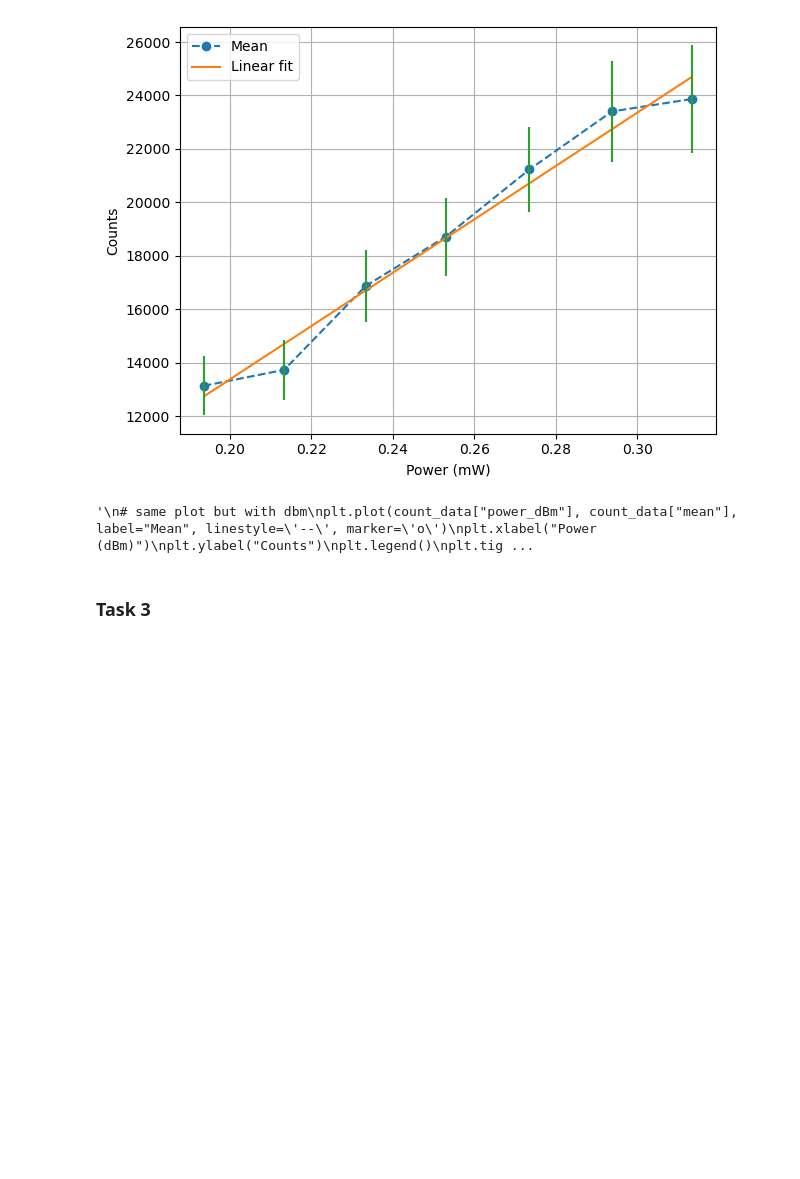
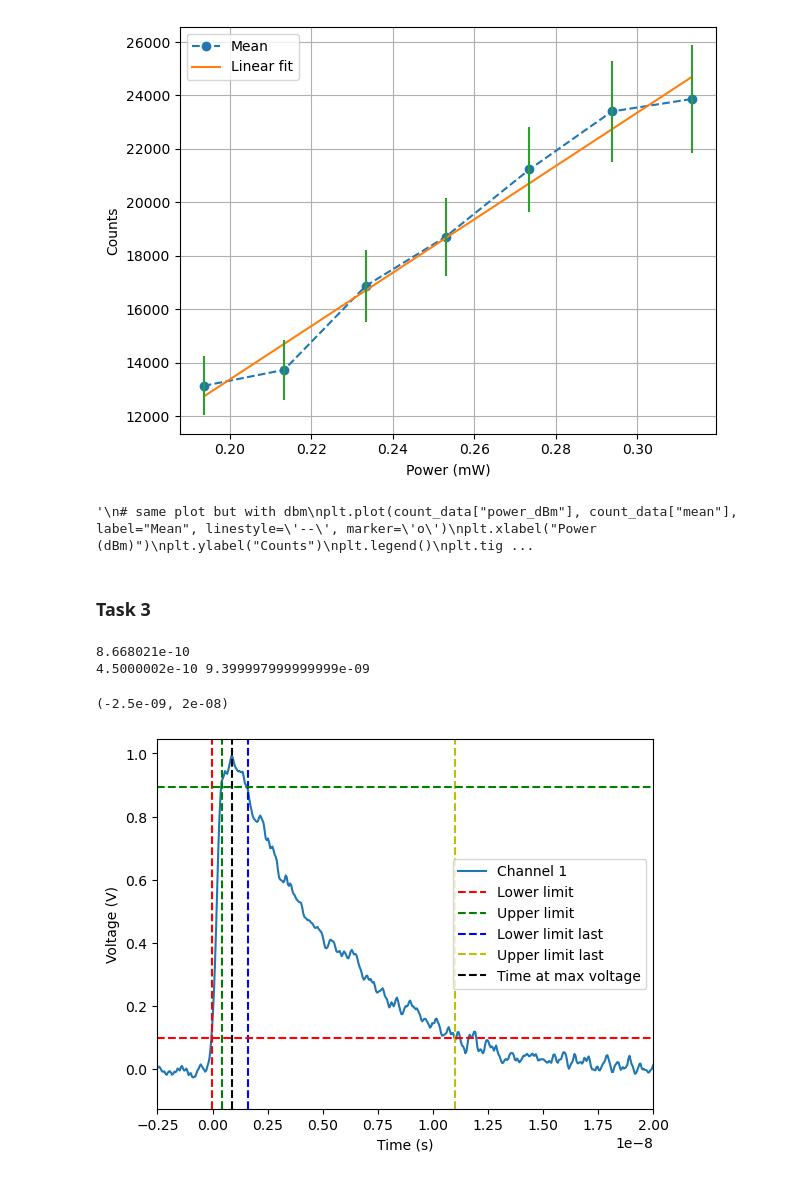
Before and after one commit to ermas3/SNSPD, a Jupyter notebook: data_analysis.ipynb, the cells around one changed output. Saved outputs shown, nothing was run; the diff lists cells and outputs as text; code cells hidden in the pictures; blank space fills up the shorter version.

```diff
--- a/data_analysis.ipynb
+++ b/data_analysis.ipynb
@@ -173,3 +173,49 @@ plt.show()
 '\n# same plot but with dbm\nplt.plot(count_data["power_dBm"], count_data["mean"], label="Mean", linestyle=\'--\', marker=\'o\')\nplt.xlabel("Power (dBm)")\nplt.ylabel("Counts")\nplt.legend()\nplt.tig ...
 # %% [markdown]
 ### Task 3
+# %%
+channel = 4
+# get filenames in data/detection_channels
+import os
+filenames = os.listdir(f"data/detection_events_ch{channel}")
+
+path = f"data/detection_events_ch{channel}/C1--C--00055.txt"
+data = pd.read_csv(path, sep=',', skiprows=4)
+max_voltage = data["Ampl"].max()
+lower_limit = 0.1*max_voltage
+upper_limit = 0.9*max_voltage
+
+time_at_max_voltage = data[data["Ampl"] == max_voltage]["Time"].iloc[0]
+print(time_at_max_voltage)
+
+t1 = data[data["Ampl"] > lower_limit]["Time"].iloc[0]
+t2 = data[data["Ampl"] > upper_limit]["Time"].iloc[0]
+
+# filter amp higher than lower limit and time larger than time at max voltage
+data_filtered = data[data["Ampl"] > lower_limit]
+
+t3 = data[(data["Ampl"] < upper_limit) & (data["Time"] > time_at_max_voltage)]["Time"].iloc[0]
+t4 = data[(data["Ampl"] < lower_limit) & (data["Time"] > time_at_max_voltage)]["Time"].iloc[0]
+
+t_rise = t2 - t1
+t_decay = t4 - t3
+
+print(t_rise, t_decay)
+
+plt.plot(data["Time"], data["Ampl"], label="Channel 1")
+plt.axvline(x=t1, color='r', linestyle='--', label="Lower limit")
+plt.axvline(x=t2, color='g', linestyle='--', label="Upper limit")
+plt.axvline(x=t3, color='b', linestyle='--', label="Lower limit last")
+plt.axvline(x=t4, color='y', linestyle='--', label="Upper limit last")
+plt.axvline(x=time_at_max_voltage, color='k', linestyle='--', label="Time at max voltage")
+plt.axhline(y=lower_limit, color='r', linestyle='--')
+plt.axhline(y=upper_limit, color='g', linestyle='--')
+plt.xlabel("Time (s)")
+plt.ylabel("Voltage (V)")
+plt.legend()
+plt.xlim(-0.25e-8, 2e-8)
+# %% [output]
+8.668021e-10
+4.5000002e-10 9.399997999999999e-09
+(-2.5e-09, 2e-08)
+[figure, added]
```
Also changed, not shown: parts of 4 cells of this notebook.
